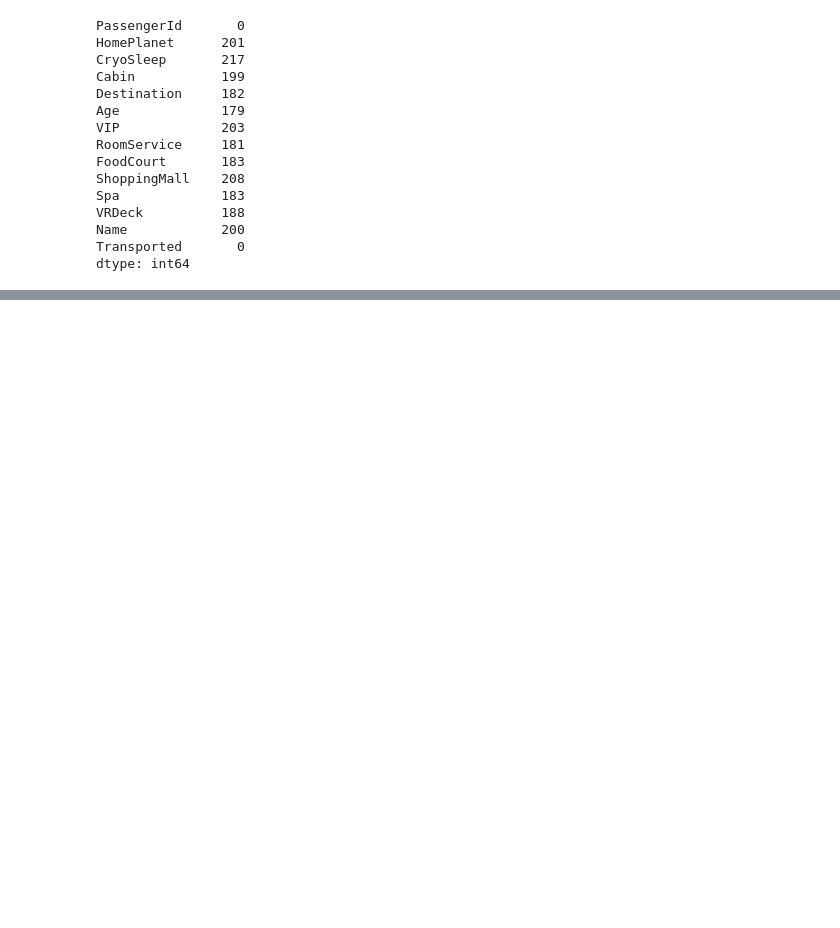
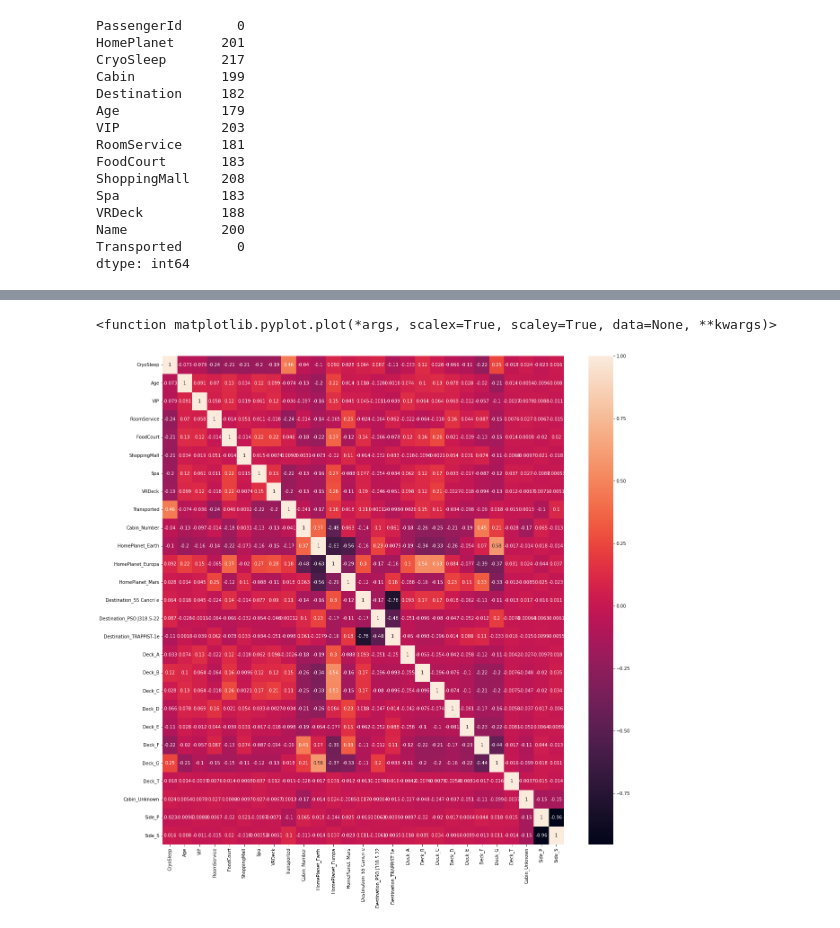
Before and after one commit to jag-shrestha/spaceship_titanic, a Jupyter notebook: spaceship-titanic.ipynb, the cells around one changed output, grey strips where cells are left out. Cells and saved outputs as stored; diff of their text form; code cells hidden in the pictures; blank space fills up the shorter version.

Commit message:
Did data preparation n created Correlation Matrix

```diff
--- a/spaceship-titanic.ipynb
+++ b/spaceship-titanic.ipynb
@@ -216,0 +194,6 @@ for col in quantitative_ftrs:
+# %%
+train_dummies = pd.get_dummies(train[["HomePlanet", "Destination", 'Deck', 'Side']])
+train_dummies["PassengerId"] = train['PassengerId']
+train = pd.merge(train, train_dummies, on = "PassengerId", how = "left")
+train = train.drop(["HomePlanet", "Destination", 'Deck', 'Side'], axis = 1)
+del train_dummies
@@ -216,0 +206,5 @@ for col in quantitative_ftrs:
+# %%
+train.rename(columns = {'Deck_U':'Cabin_Unknown'}, inplace = True)
+train = train.drop(["Side_U"], axis = 1)
+test.rename(columns = {'Deck_U':'Cabin_Unknown'}, inplace = True)
+test = test.drop(["Side_U"], axis = 1)
@@ -216,0 +251,7 @@ for col in quantitative_ftrs:
+# %%
+plt.figure(figsize=(20, 20))
+sns.heatmap(train.corr(), annot=True)
+plt.plot
+# %% [output]
+<function matplotlib.pyplot.plot(*args, scalex=True, scaley=True, data=None, **kwargs)>
+[figure, added]
```
Also changed, not shown: parts of 16 cells of this notebook.
